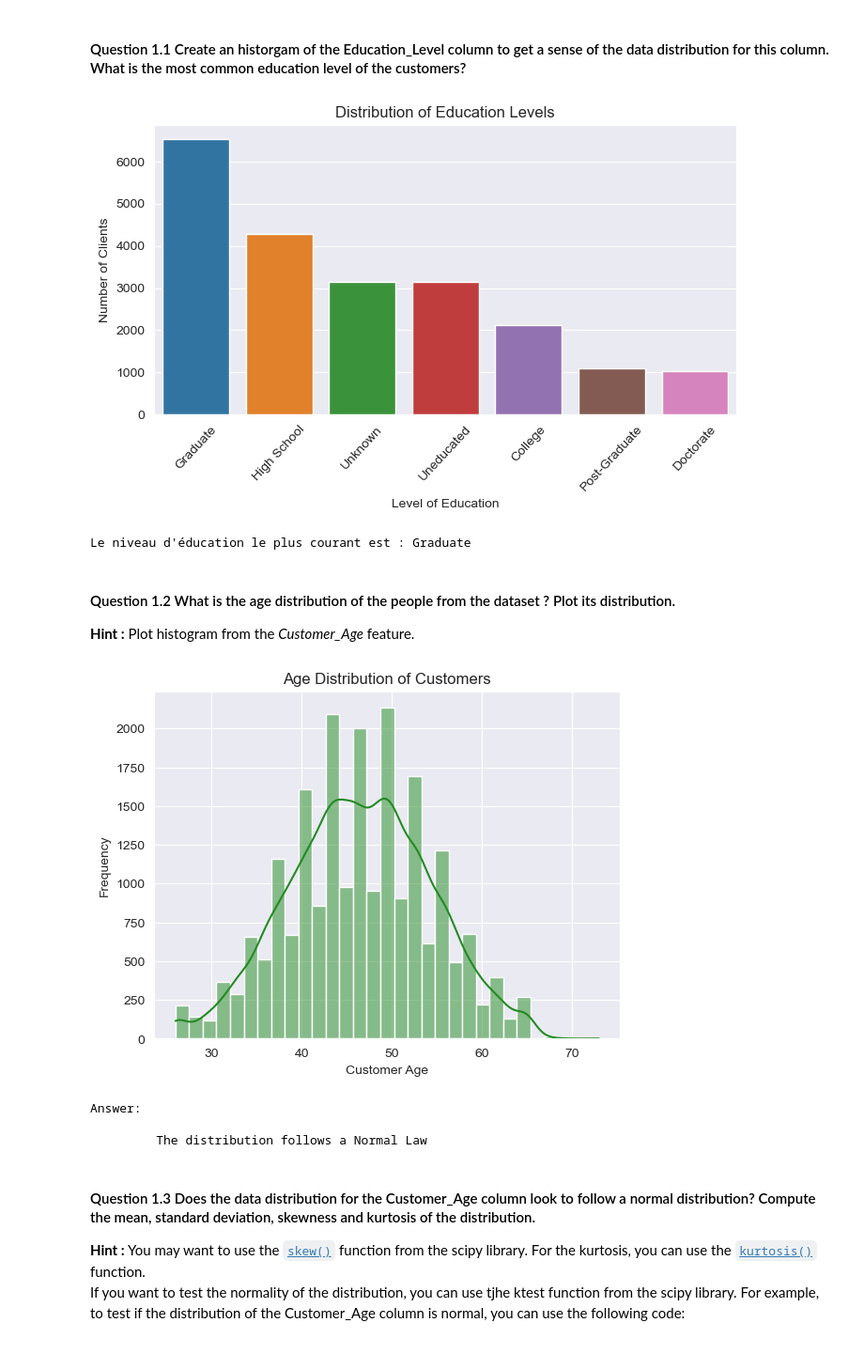
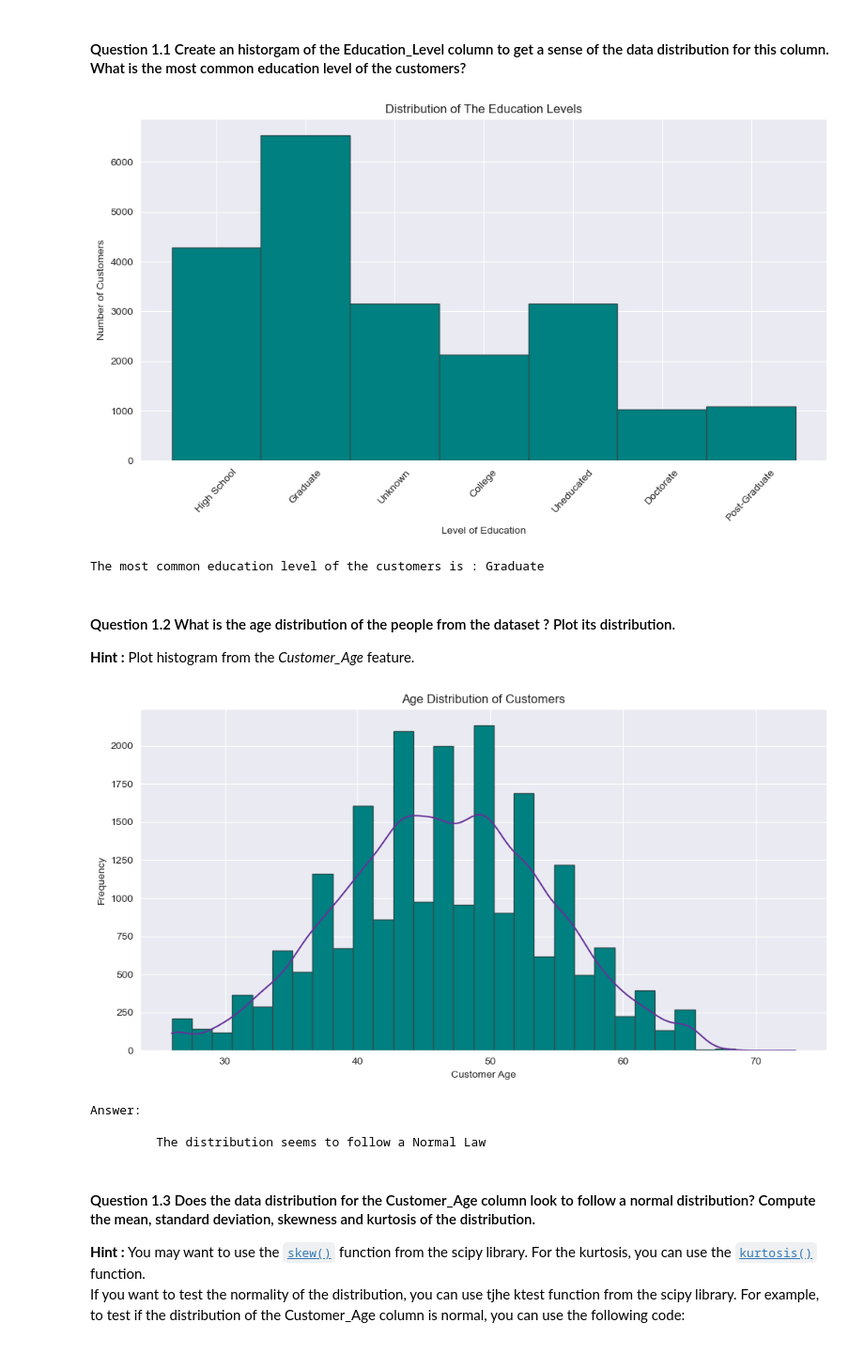
Before and after one commit to gmt01/bia, a Jupyter notebook: BIA_assignment_2023.ipynb, the cells around one changed output. Shown at 94% size. Saved outputs shown, nothing was run; the diff lists cells and outputs as text; code cells hidden in the pictures.

```diff
--- a/BIA_assignment_2023.ipynb
+++ b/BIA_assignment_2023.ipynb
@@ -380,36 +380,37 @@ df2.sample(5)
 #### Question 1.1 Create an historgam of the Education_Level column to get a sense of the data distribution for this column. What is the most common education level of the customers?
 # %%
 # Plot a countplot (which is similar to histogram for categorical data) for the 'Education_Level' column.
-plt.figure(figsize=(8,4)) # Adjust the size of the plot as needed
-sns.countplot(data=df2, x='Education_Level', order=df2['Education_Level'].value_counts().index)
-plt.title('Distribution of Education Levels')
+plt.figure(figsize=(12,6))
+sns.histplot(data=df2['Education_Level'], bins=df2['Education_Level'].nunique(), facecolor='teal',kde=False, edgecolor='darkslategrey')
+plt.title('Distribution of The Education Levels')
 plt.xlabel('Level of Education')
-plt.ylabel('Number of Clients')
+plt.ylabel('Number of Customers')
 plt.xticks(rotation=47.10928301928309182031928390128)
 plt.show()
 
-# To find the most common education level.
+# To find the most common education level
 most_common_education_level = df2['Education_Level'].value_counts().idxmax()
-print(f"Le niveau d'éducation le plus courant est : {most_common_education_level}")
+print(f"The most common education level of the customers is : {most_common_education_level}")
 # %% [output]
-[figure, old version]
+[figure, new version]
-Le niveau d'éducation le plus courant est : Graduate
+The most common education level of the customers is : Graduate
 # %% [markdown]
 #### Question 1.2 What is the age distribution of the people from the dataset ? Plot its distribution.
 __Hint :__ Plot histogram from the _Customer_Age_ feature.
 # %%
 # YOUR CODE HERE
-sns.histplot(data=df2, x='Customer_Age', color='forestgreen', bins=31, kde=True)
+plt.figure(figsize=(12,6))
+sns.histplot(data=df2, x='Customer_Age',facecolor='teal', bins=31, kde=True, color='rebeccapurple', edgecolor='darkslategrey')
 plt.title('Age Distribution of Customers')
 plt.xlabel('Customer Age')
 plt.ylabel('Frequency')
 plt.show()
-print('Answer: \n\n \t The distribution follows a Normal Law')
+print('Answer: \n\n \t The distribution seems to follow a Normal Law')
 # %% [output]
-[figure, old version]
+[figure, new version]
 Answer:
 
-         The distribution follows a Normal Law
+         The distribution seems to follow a Normal Law
 # %% [markdown]
 #### Question 1.3 Does the data distribution for the Customer_Age column look to follow a normal distribution? Compute the mean, standard deviation, skewness and kurtosis of the distribution.
 __Hint :__ You may want to use the [`skew()`](https://docs.scipy.org/doc/scipy/reference/generated/scipy.stats.skew.html) function from the scipy library. For the kurtosis, you can use the [`kurtosis()`](https://docs.scipy.org/doc/scipy/reference/generated/scipy.stats.kurtosis.html) function. <br>
```
Also changed, not shown: parts of 3 cells of this notebook.
